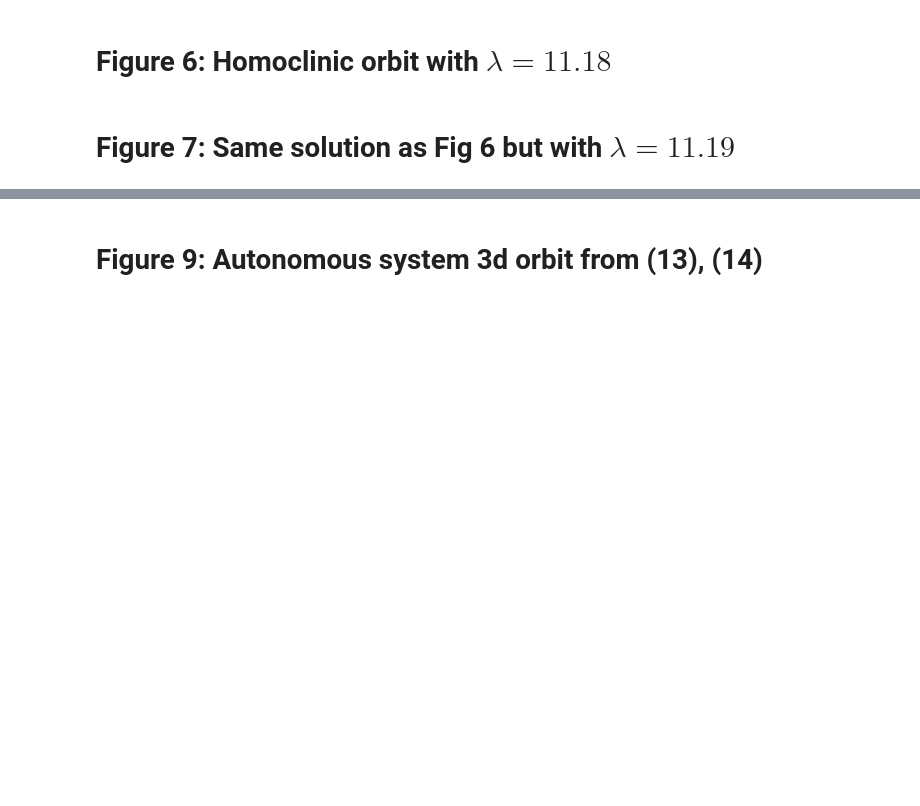
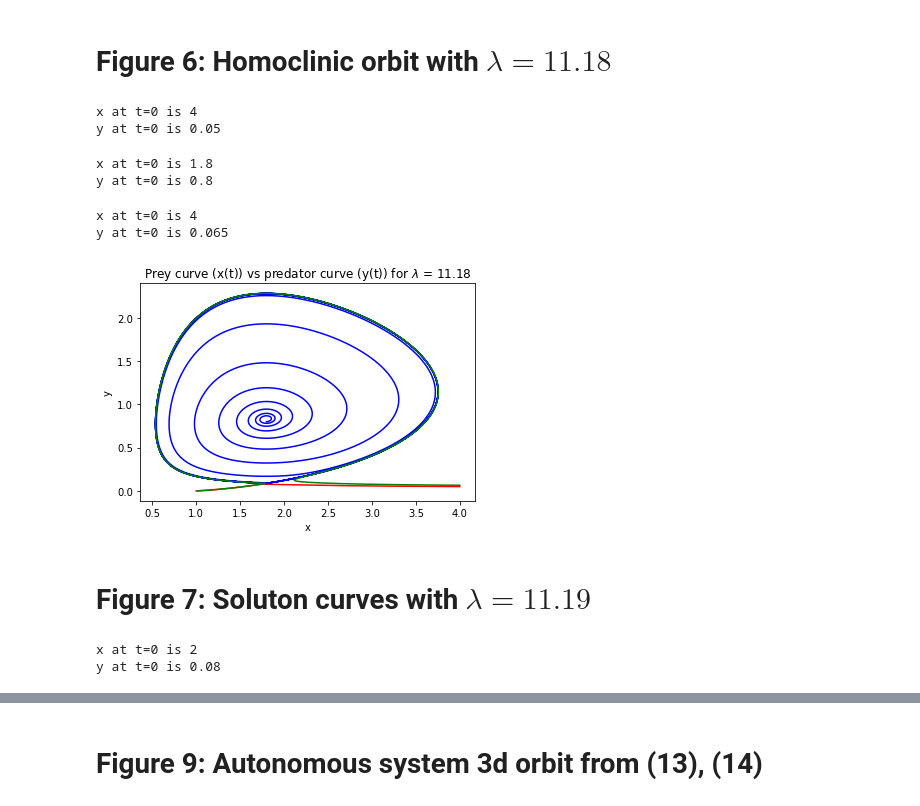
Before and after one commit to ratuldas6/Prey_Predator_Models, a Jupyter notebook: sanchezpalencia2021/test.ipynb, the cells around one changed output, grey strips where cells are left out. Drawn from its saved outputs; the diff is of its cells as text; code cells hidden in the pictures; blank space fills up the shorter version.

```diff
--- a/sanchezpalencia2021/test.ipynb
+++ b/sanchezpalencia2021/test.ipynb
@@ -946,2 +811,63 @@ plt.show()
+# %%
+#boundary conditions
+h_initial = 0.01
+x0 = 4
+y0 = 0.05
+#x0 = (b/e)*math.atanh(c/b)
+#y0 = (a*x0*(1-x0/K0))/c
+print("x at t=0 is", x0)
+print("y at t=0 is", y0)
+
+t_initial = 0.0
+t_final = 100.0
+
+population_h1 = mlib.RK4_2var(h_initial, t_initial, t_final, x0, y0, prey_rate, pred_rate)
+# %% [output]
+x at t=0 is 4
+y at t=0 is 0.05
+# %%
+#boundary conditions
+h_initial = 0.01
+x0 = 1.8
+y0 = 0.8
+#x0 = (b/e)*math.atanh(c/b)
+#y0 = (a*x0*(1-x0/K0))/c
+print("x at t=0 is", x0)
+print("y at t=0 is", y0)
+
+t_initial = 0.0
+t_final = 500.0
+
+population_h2 = mlib.RK4_2var(h_initial, t_initial, t_final, x0, y0, prey_rate, pred_rate)
+# %% [output]
+x at t=0 is 1.8
+y at t=0 is 0.8
+# %%
+#boundary conditions
+h_initial = 0.01
+x0 = 4
+y0 = 0.065
+#x0 = (b/e)*math.atanh(c/b)
+#y0 = (a*x0*(1-x0/K0))/c
+print("x at t=0 is", x0)
+print("y at t=0 is", y0)
+
+t_initial = 0.0
+t_final = 100.0
+
+population_h3 = mlib.RK4_2var(h_initial, t_initial, t_final, x0, y0, prey_rate, pred_rate)
+# %% [output]
+x at t=0 is 4
+y at t=0 is 0.065
+# %%
+plt.plot(population_h1[1], population_h1[2], 'r-')
+plt.plot(population_h2[1], population_h2[2], 'b-')
+plt.plot(population_h3[1], population_h3[2], 'g-')
+plt.title("Prey curve (x(t)) vs predator curve (y(t)) for $\lambda$ = 11.18")
+plt.xlabel("x")
+plt.ylabel("y")
+plt.show()
+# %% [output]
+[figure, added]
 # %% [markdown]
-# **Figure 7**: Same solution as Fig 6 but with $\lambda = 11.19$
+# **Figure 7**: Soluton curves with $\lambda = 11.19$
@@ -947,0 +896,17 @@ plt.show()
+# %%
+#boundary conditions
+h_initial = 0.01
+x0 = 2
+y0 = 0.08
+#x0 = (b/e)*math.atanh(c/b)
+#y0 = (a*x0*(1-x0/K0))/c
+print("x at t=0 is", x0)
+print("y at t=0 is", y0)
+
+t_initial = 0.0
+t_final = 200.0
+
+population_7_1 = mlib.RK4_2var(h_initial, t_initial, t_final, x0, y0, prey_rate, pred_rate)
+# %% [output]
+x at t=0 is 2
+y at t=0 is 0.08
```
Also changed, not shown: parts of 57 cells of this notebook, 1 other file.
